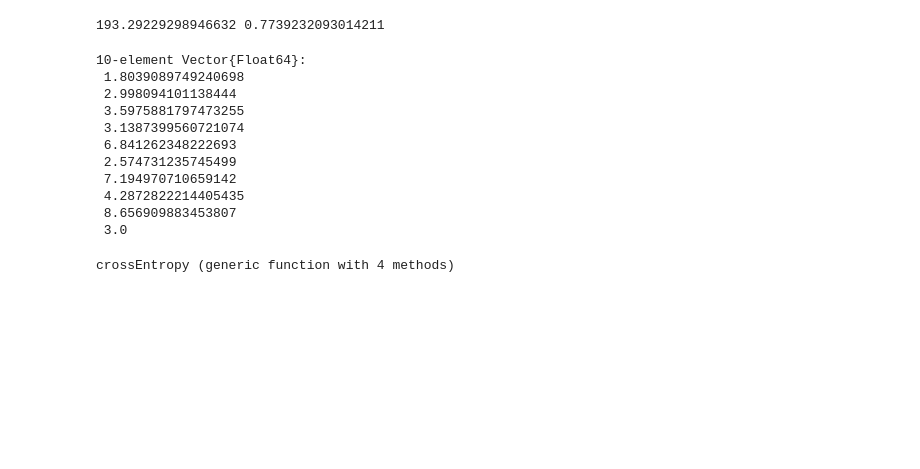
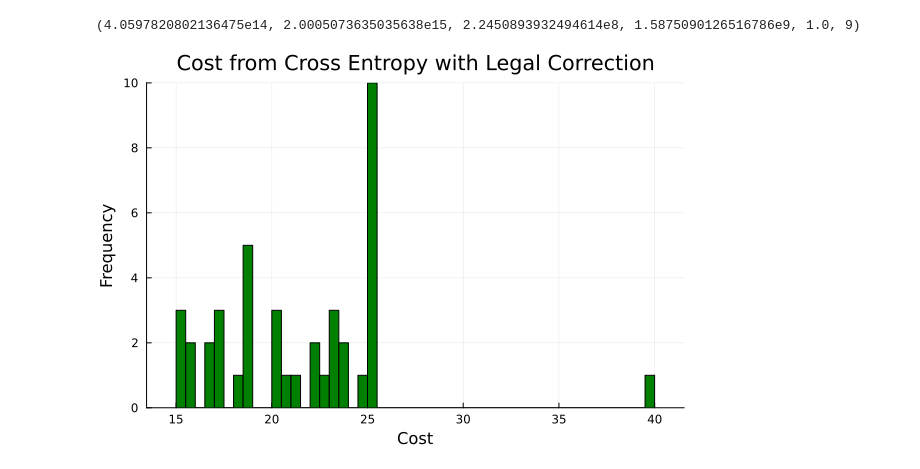
Before and after one commit to Ben-Rutkowski/CS268-Final-Project, a Jupyter notebook: cross_entropy.ipynb, the cells around one changed output. Saved outputs shown, nothing was run; the diff lists cells and outputs as text; code cells hidden in the pictures; blank space fills up the shorter version.

Commit message:
before cleaned code

```diff
--- a/cross_entropy.ipynb
+++ b/cross_entropy.ipynb
@@ -26,40 +1,17 @@ sys = DemandSystem(Nodes, F, c, f, 0.5);
 # %%
+include("/Users/benjaminrutkowski/School Code Projects/CS268-Final-Project/Cross_Entropy/cross_entropy.jl")
+
 # ================ GENERATING MODEL ================
 using Random
+using Statistics
+
+Random.seed!(10)
+
 N = 8    # Number of nodes
 c = 15.0 # Initial cost
 f = 10.0 # Scaling cost
 
-Random.seed!(10)
 Nodes = rand(Uniform(0.0, 10.0), 2*N)
 F     = rand(Uniform(0.0, 5.0), N)
-Random.seed!()
 
-sys = DemandSystem(Nodes, F, c, f, 0.3)
-
-# ================ TESTING THE CROSS ENTROPY METHOD ================
-func = x -> costFunc(sys, x) + 10*quadPenalty(sys, x)
-
-
-l, p = crossEntropy(sys, func, 3, 10, 3)
-println(costFunc(sys,l), " ", quadPenalty(sys, l))
-l
+sys = DemandSystem(Nodes, F, c, f, 0.3);
-# %% [output]
-193.29229298946632 0.7739232093014211
-10-element Vector{Float64}:
- 1.8039089749240698
- 2.998094101138444
- 3.5975881797473255
- 3.1387399560721074
- 6.841262348222693
- 2.574731235745499
- 7.194970710659142
- 4.2872822214405435
- 8.656909883453807
- 3.0
-# %%
-include("/Users/benjaminrutkowski/School Code Projects/CS268-Final-Project/Cross_Entropy/cross_entropy.jl")
-
-# pushToFeasible(sys, l)
-# %% [output]
-crossEntropy (generic function with 4 methods)
@@ -65,0 +31,30 @@ crossEntropy (generic function with 4 methods)
+# %%
+# ================ Processing Data ================
+legal_cost_mean, legal_cost_std = mean(legal_cor_cost_restults), std(legal_cor_cost_restults)
+legal_pen_mean, legal_pen_std = mean(legal_cor_penalty_results), std(legal_cor_penalty_results)
+number_of_station_mean = mean(number_of_stations)
+
+cost_cleaned = []
+pen_cleaned = []
+exclude_count = 0
+for i = 1:length(legal_cor_cost_restults)
+    if legal_cor_cost_restults[i] < 1000 && legal_cor_penalty_results[i] < 1000
+        push!(cost_cleaned, legal_cor_cost_restults[i])
+        push!(pen_cleaned, legal_cor_penalty_results[i])
+    else
+        exclude_count += 1
+    end
+end
+legal_cost_mean, legal_cost_std, legal_pen_mean, legal_pen_std, number_of_station_mean, exclude_count
+# %% [output]
+(4.0597820802136475e14, 2.0005073635035638e15, 2.2450893932494614e8, 1.5875090126516786e9, 1.0, 9)
+# %%
+using Plots
+
+legal_cost_hist = histogram(
+    cost_cleaned, bins = 100, color=:green,
+    xlabel="Cost", ylabel="Frequency", legend=false,
+    title="Cost from Cross Entropy with Legal Correction"
+    )
+# %% [output]
+[figure, added]
```
Also changed, not shown: parts of 8 cells of this notebook, 3 other files.
